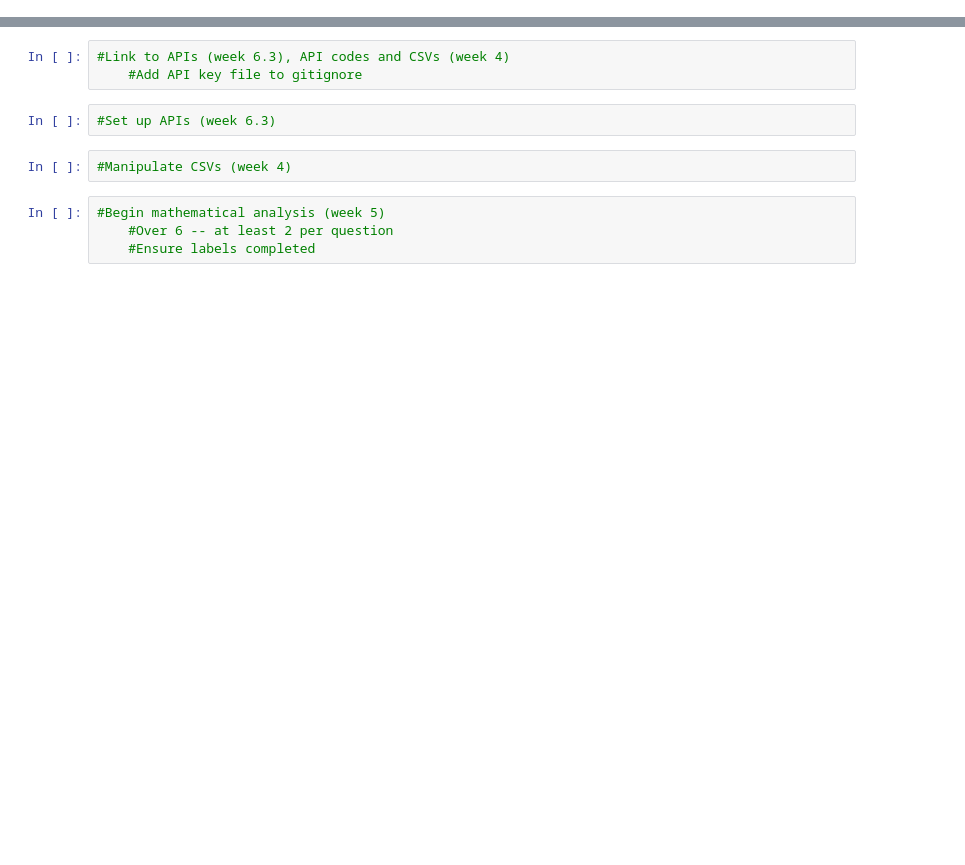
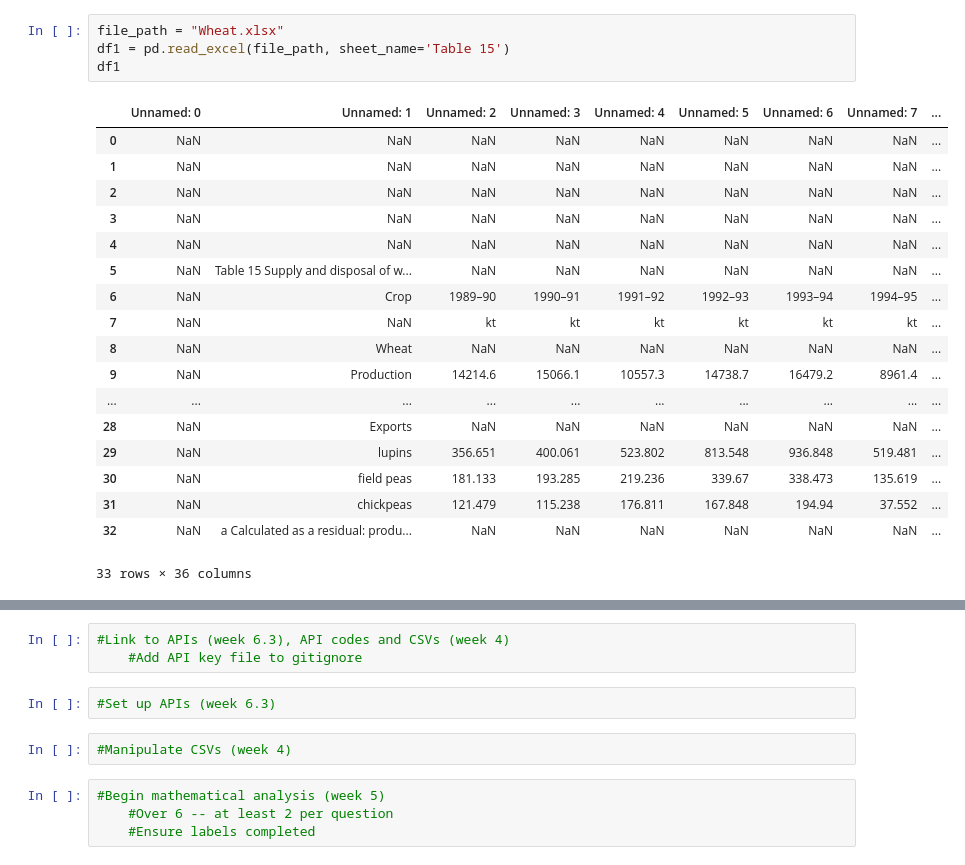
Before and after one commit to B-osborne1/project-one, a Jupyter notebook: project_main_script.ipynb, the cells around one changed output, grey strips where cells are left out. Drawn from its saved outputs; the diff is of its cells as text; blank space fills up the shorter version.

```diff
--- a/project_main_script.ipynb
+++ b/project_main_script.ipynb
@@ -16,3 +32,26 @@
                 #Refer to week 4 notes
         #from pathlib import Path - Link to csv-files
         #import pandas as pd - Read csv files
+# %%
+file_path = "Wheat.xlsx"
+df1 = pd.read_excel(file_path, sheet_name='Table 15')
+df1
+# %% [output]
+|  | Unnamed: 0 | Unnamed: 1 | Unnamed: 2 | Unnamed: 3 | Unnamed: 4 | Unnamed: 5 | Unnamed: 6 | Unnamed: 7 | ... |
+| 0 | NaN | NaN | NaN | NaN | NaN | NaN | NaN | NaN | ... |
+| 1 | NaN | NaN | NaN | NaN | NaN | NaN | NaN | NaN | ... |
+| 2 | NaN | NaN | NaN | NaN | NaN | NaN | NaN | NaN | ... |
+| 3 | NaN | NaN | NaN | NaN | NaN | NaN | NaN | NaN | ... |
+| 4 | NaN | NaN | NaN | NaN | NaN | NaN | NaN | NaN | ... |
+| 5 | NaN | Table 15 Supply and disposal of w... | NaN | NaN | NaN | NaN | NaN | NaN | ... |
+| 6 | NaN | Crop | 1989–90 | 1990–91 | 1991–92 | 1992–93 | 1993–94 | 1994–95 | ... |
+| 7 | NaN | NaN | kt | kt | kt | kt | kt | kt | ... |
+| 8 | NaN | Wheat | NaN | NaN | NaN | NaN | NaN | NaN | ... |
+| 9 | NaN | Production | 14214.6 | 15066.1 | 10557.3 | 14738.7 | 16479.2 | 8961.4 | ... |
+| ... | ... | ... | ... | ... | ... | ... | ... | ... | ... |
+| 28 | NaN | Exports | NaN | NaN | NaN | NaN | NaN | NaN | ... |
+| 29 | NaN | lupins | 356.651 | 400.061 | 523.802 | 813.548 | 936.848 | 519.481 | ... |
+| 30 | NaN | field peas | 181.133 | 193.285 | 219.236 | 339.67 | 338.473 | 135.619 | ... |
+| 31 | NaN | chickpeas | 121.479 | 115.238 | 176.811 | 167.848 | 194.94 | 37.552 | ... |
+| 32 | NaN | a Calculated as a residual: produ... | NaN | NaN | NaN | NaN | NaN | NaN | ... |
+33 rows × 36 columns
```
Also changed, not shown: parts of 7 cells of this notebook, 3 other files.
